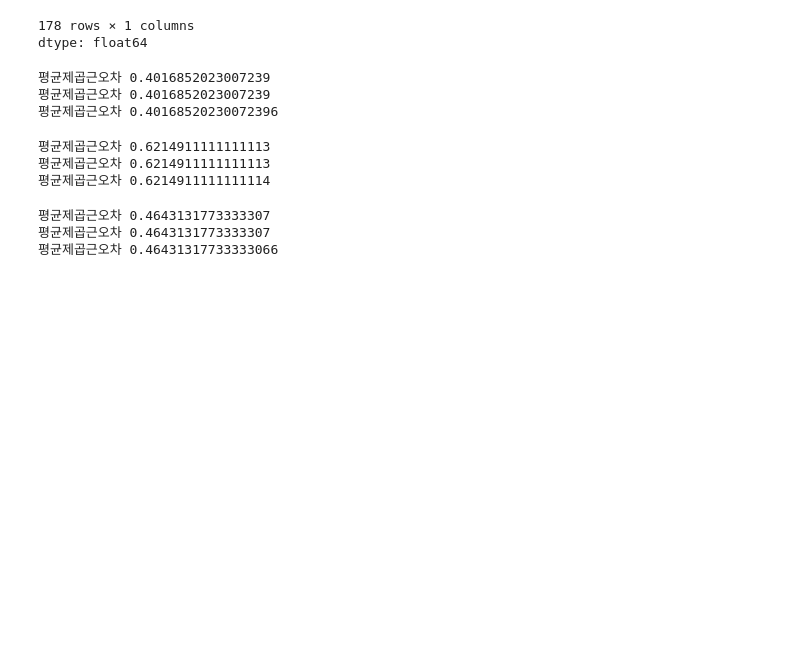
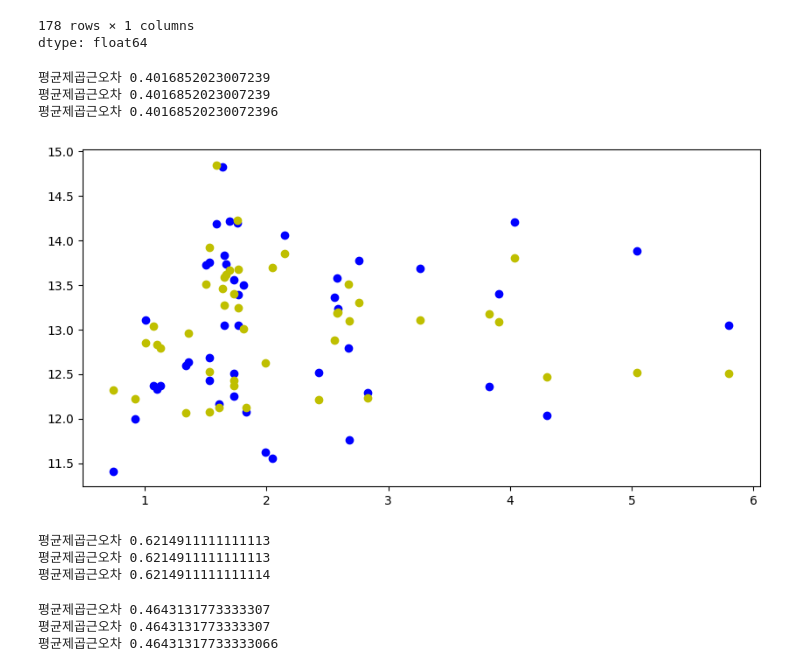
Before and after one commit to wooddang-gachon/gachon-AI, a Jupyter notebook: week3/WineRegression.ipynb, the cells around one changed output. Drawn from its saved outputs; the diff is of its cells as text; code cells hidden in the pictures; blank space fills up the shorter version.

```diff
--- a/week3/WineRegression.ipynb
+++ b/week3/WineRegression.ipynb
@@ -112,6 +113,16 @@ print('평균제곱근오차', mse(predLinearRegression, Y_test))
 평균제곱근오차 0.4016852023007239
 평균제곱근오차 0.4016852023007239
 평균제곱근오차 0.40168520230072396
+# %%
+# 예측값과 실제 값 차이를 산접도로 표시, 노란색 예측
+
+plt.figure(figsize=(10,5))
+plt.scatter(X_test['Malic.acid'], Y_test, c='b',label='Y_test')
+plt.scatter(X_test['Malic.acid'], predLinearRegression, c='y', label='predLinearRegression')
+#plt.plot(X_train, lr.predict(X_train), color='blue')
+plt.show()
+# %% [output]
+[figure, added]
 # %%
 
 
```
Also changed, not shown: parts of 1 cell of this notebook, 3 other files.
